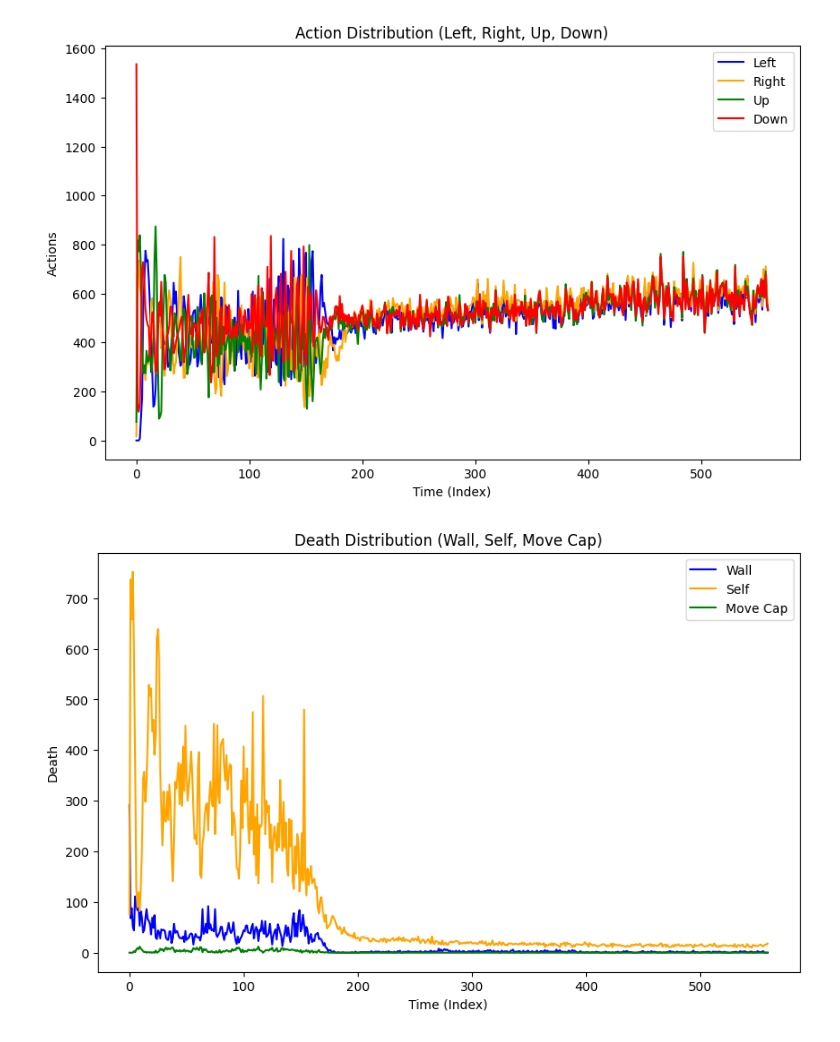
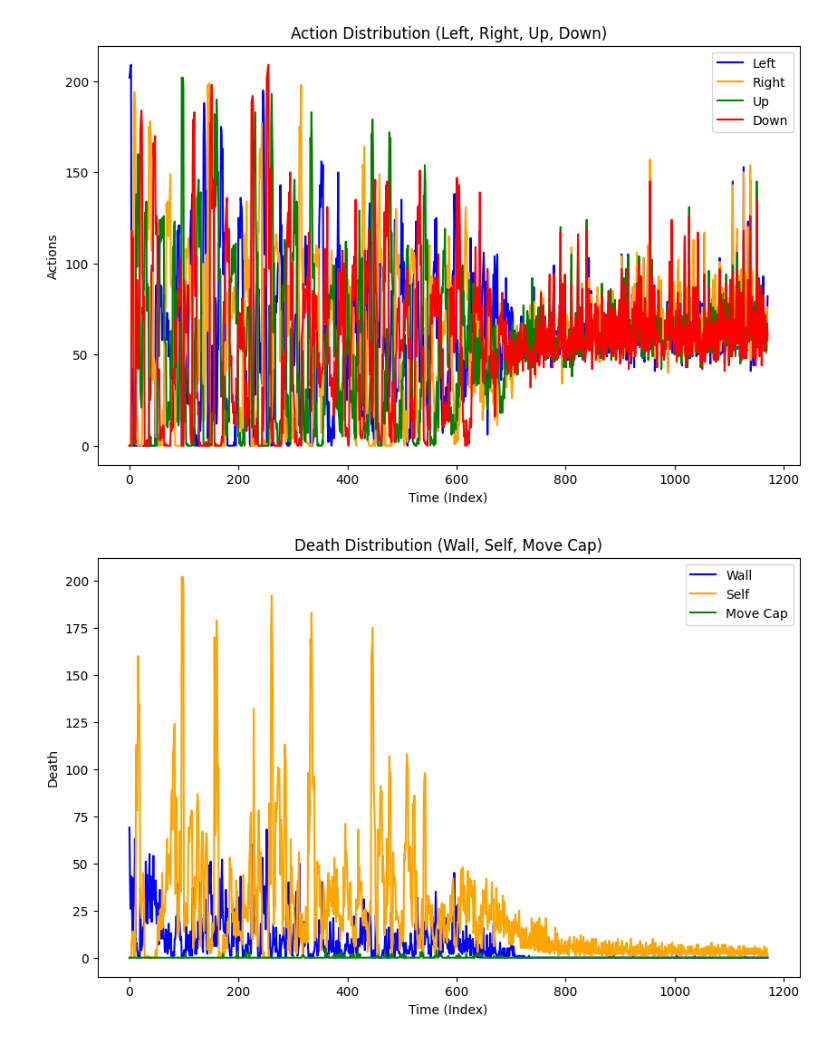
Before and after one commit to conner-replogle/snake_rust, a Jupyter notebook: data_vis.ipynb, the cells around one changed output. Cells and saved outputs as stored; diff of their text form; code cells hidden in the pictures.

Commit message:
multi_size

```diff
--- a/data_vis.ipynb
+++ b/data_vis.ipynb
@@ -50,33 +50,33 @@ def parse_and_visualize_csv(file_path):
     plt.plot(df.index, df['loss'], label='Loss', color='blue')
     plt.plot(df.index, df['average_reward'], label='Average Reward', color='red')
     plt.plot(df.index, df['max_score'], label='Highest Score', color='pink')
     plt.plot(df.index, df['avg_score'], label='Average Score', color='purple')
 
 
 
         # 2. Plot highest reward, loss, and average reward over time (or index)
 
 
     # Adding labels and title
     plt.xlabel('Time (Index)')
     plt.ylabel('Values')
     plt.title('Highest Reward, Loss, and Average Reward')
     plt.legend()
     plt.show()
 
     # 3. Plot steps, games, and steps per game
     plt.figure(figsize=(10, 6))
     plt.plot(df.index, df['step_per_games'], label='Steps per Game', color='cyan')
 
     # Adding labels and title
     plt.xlabel('Time (Index)')
     plt.ylabel('Values')
     plt.title('Steps, Games, and Steps per Game')
     plt.legend()
     plt.show()
 
 # Example usage
-parse_and_visualize_csv('models/new_arch_10x10/train_log.csv')
+parse_and_visualize_csv('models/new_arch_multi_size/train_log.csv')
 # %% [output]
-[figure, old version]
+[figure, new version]
-[figure, old version]
+[figure, new version]
```
Also changed, not shown: parts of 1 cell of this notebook, 7 other files.
